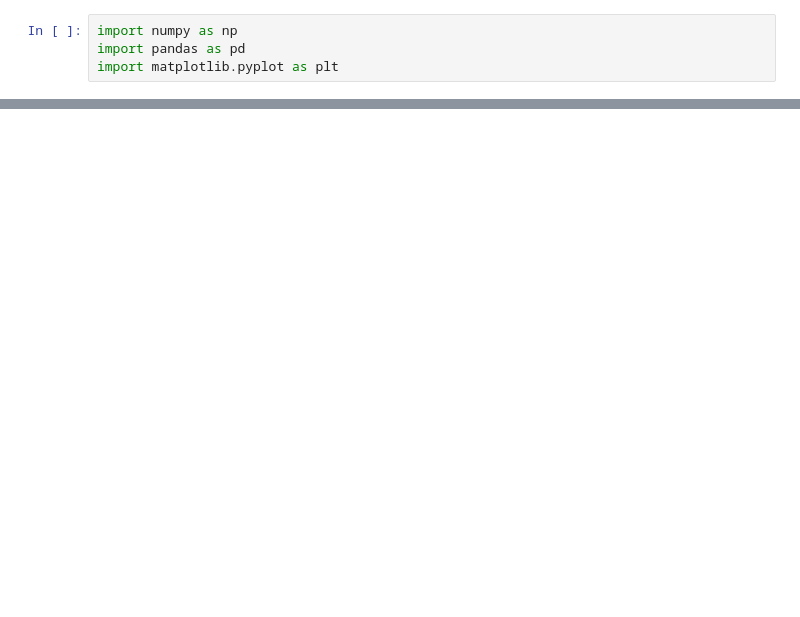
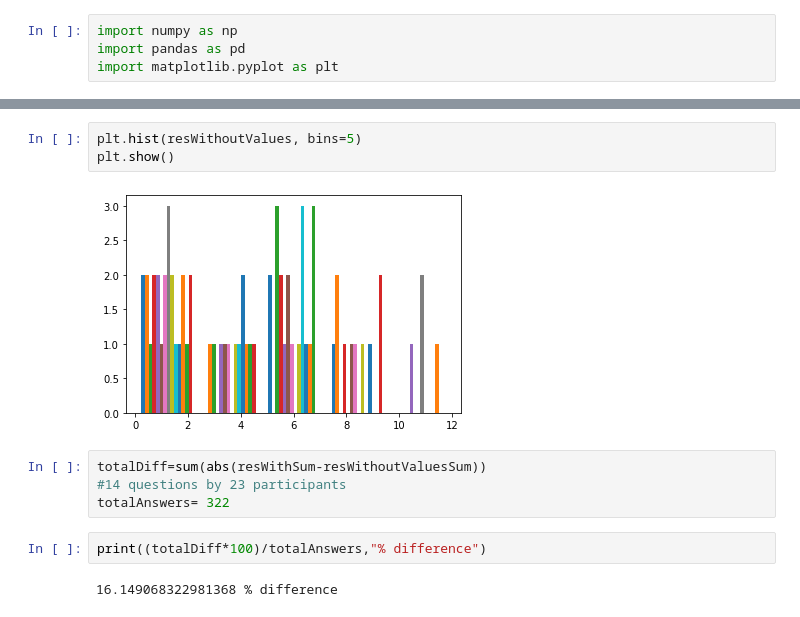
Before and after one commit to TorAP/AudioPydub, a Jupyter notebook: Experiment/eval.ipynb, the cells around one changed output, grey strips where cells are left out. Saved outputs shown, nothing was run; the diff lists cells and outputs as text; blank space fills up the shorter version.

Commit message:
total diff in percentage between the two groups

```diff
--- a/Experiment/eval.ipynb
+++ b/Experiment/eval.ipynb
@@ -27,0 +62,13 @@ resWithout.transpose()
+# %%
+plt.hist(resWithoutValues, bins=5)
+plt.show()
+# %% [output]
+[figure, added]
+# %%
+totalDiff=sum(abs(resWithSum-resWithoutValuesSum))
+#14 questions by 23 participants
+totalAnswers= 322
+# %%
+print((totalDiff*100)/totalAnswers,"% difference")
+# %% [output]
+16.149068322981368 % difference
```
Also changed, not shown: parts of 5 cells of this notebook.
